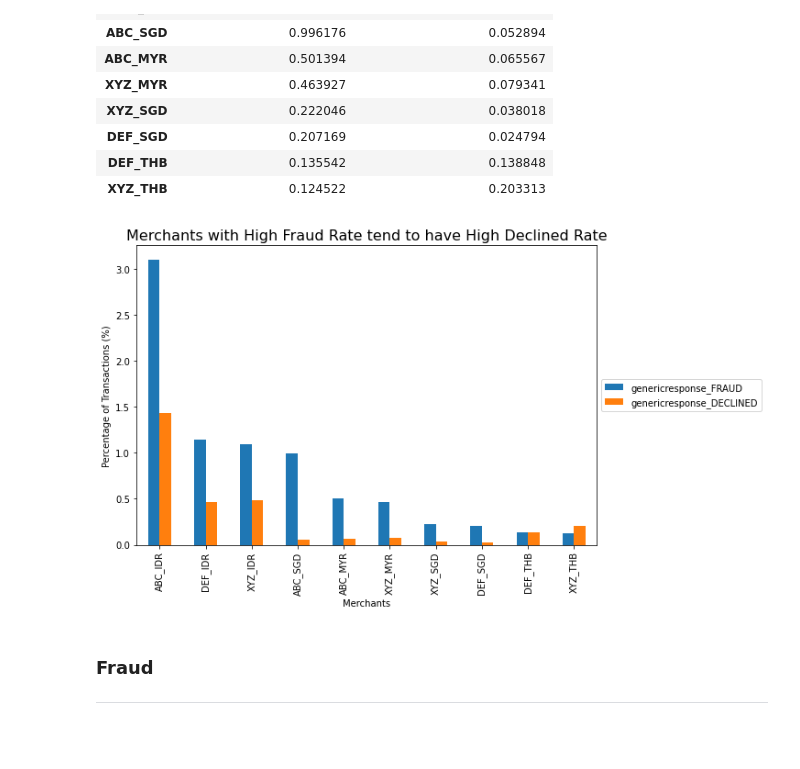
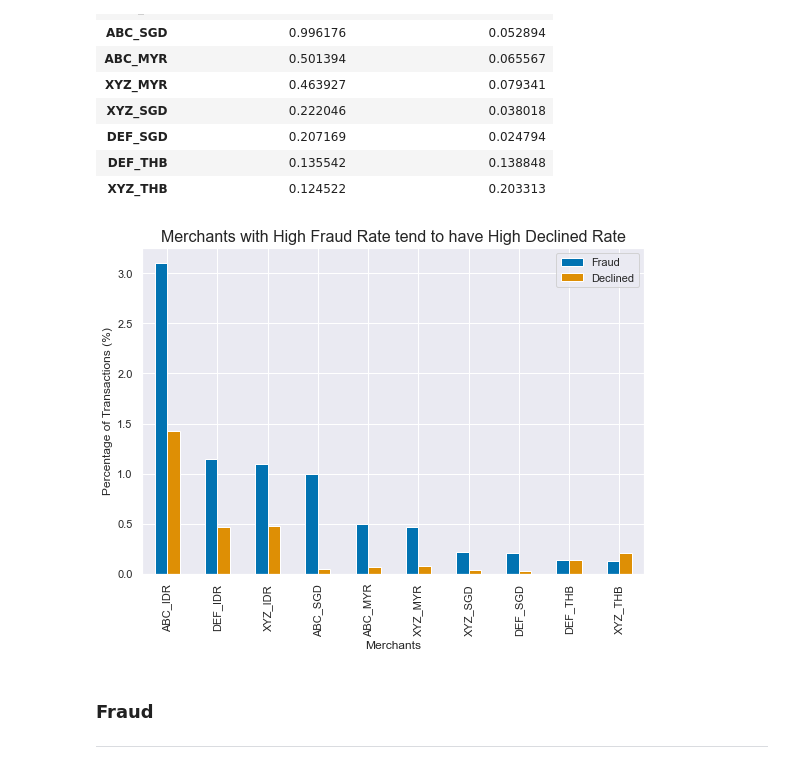
Before and after one commit to ngjance/increase_payment_authorization_rate, a Jupyter notebook: improve_authorization_rate.ipynb, the cells around one changed output. Saved outputs shown, nothing was run; the diff lists cells and outputs as text; code cells hidden in the pictures; blank space fills up the shorter version.

```diff
--- a/improve_authorization_rate.ipynb
+++ b/improve_authorization_rate.ipynb
@@ -236,6 +236,8 @@ gr.head()
 | 2 | DECLINED | 2.982468 |
 | 3 | NOT_3D_AUTHENTICATED | 0.423154 |
 | 4 | CVC_DECLINED | 0.112400 |
+# %%
+sns.set_theme(palette='colorblind')
 # %%
 fig, ax = plt.subplots(figsize=(12,6))
 sns.barplot(gr['genericresponse'], gr['%'])
@@ -297,15 +299,15 @@ df_train1.groupby('merchant').sum().sort_values(by=['genericresponse_FRAUD','gen
 # %%
 ax=df_train1.groupby('merchant').sum().sort_values(by=['genericresponse_FRAUD','genericresponse_DECLINED'], ascending= False)\
 [['genericresponse_FRAUD','genericresponse_DECLINED']]/total_txn*100
 ax.plot(kind='bar', figsize=(9,6))
 plt.title('Merchants with High Fraud Rate tend to have High Declined Rate', size = 16)
 plt.xlabel('Merchants')
 plt.ylabel('Percentage of Transactions (%)')
 plt.xticks(rotation=90)
-plt.legend(loc='center left', bbox_to_anchor=(1, 0.5))
+plt.legend(['Fraud', 'Declined'])
 plt.show()
 # %% [output]
-[figure, old version]
+[figure, new version]
 # %% [markdown]
 ### Fraud
 ---
```
Also changed, not shown: parts of 28 cells of this notebook, 1 other file.
